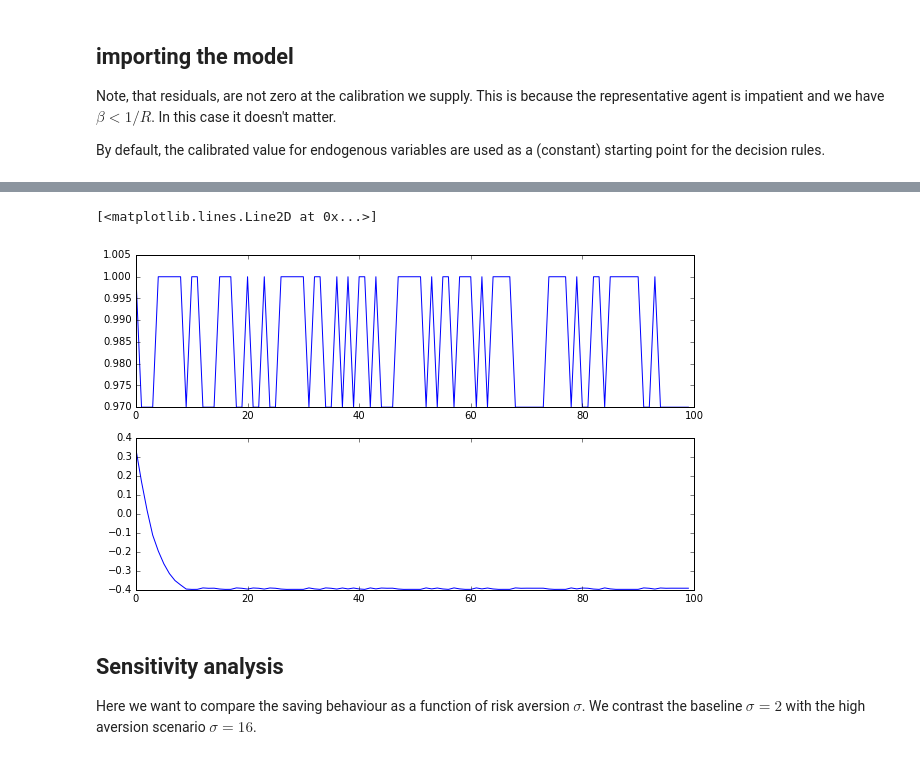
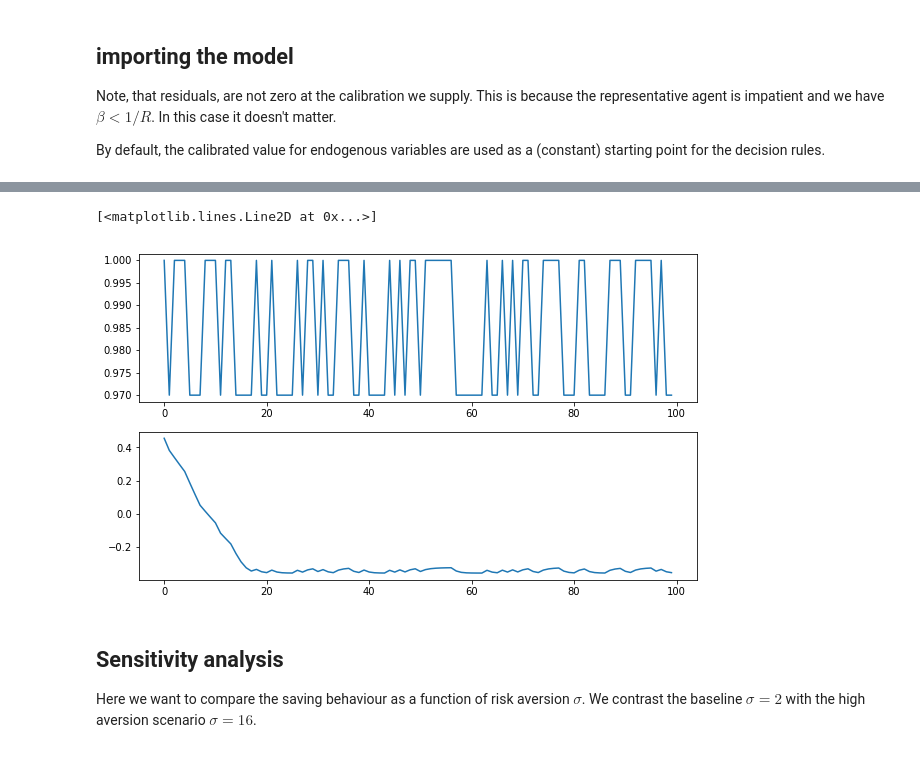
Before and after one commit to EconForge/dolo.py, a Jupyter notebook: examples/notebooks/sudden_stop.ipynb, the cells around one changed output, grey strips where cells are left out. Cells and saved outputs as stored; diff of their text form; code cells hidden in the pictures.

```diff
--- a/examples/notebooks/sudden_stop.ipynb
+++ b/examples/notebooks/sudden_stop.ipynb
@@ -54,5 +57,5 @@ model
 | definitions | $c_{t} = 1 + y_{t} + l_{t} \; R -... |  |
 # %%
 # to avoid numerical glitches we choose a relatively high number of grid points
-mdr = time_iteration(model, verbose=True, grid={'orders':[1000]})
+mdr = time_iteration(model, verbose=True)
 # %% [output]
@@ -95,3 +147,4 @@ NameError: name 'mdr' is not defined
 # %%
 i_0 = 1 # we start from the good state
-sim = simulate(model, mdr, i_0, s0=0.5, n_exp=1, horizon=100) # markov_indices=markov_indices)
+sim = simulate(model, mdr, i0=i_0, s0=np.array([0.5]), N=1, T=100) # markov_indices=markov_indices)
+sim # result is an xarray object
@@ -98,11 +166,11 @@ sim = simulate(model, mdr, i_0, s0=0.5, n_exp=1, horizon=100) # markov_indices=m
 # %%
-subplot(211)
-plot(sim['y'])
-subplot(212)
-plot(sim['b'])
+plt.subplot(211)
+plt.plot(sim.sel(V='y'))
+plt.subplot(212)
+plt.plot(sim.sel(V='b'))
 # %% [output]
 [<matplotlib.lines.Line2D at 0x...>]
-[figure, old version]
+[figure, new version]
 # %% [markdown]
 ## Sensitivity analysis
 
```
Also changed, not shown: parts of 20 cells of this notebook, 5 other files.
